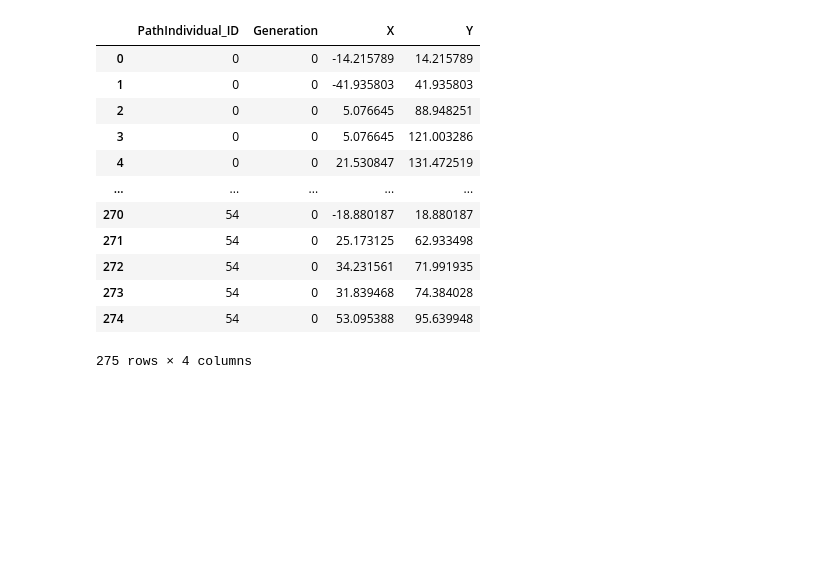
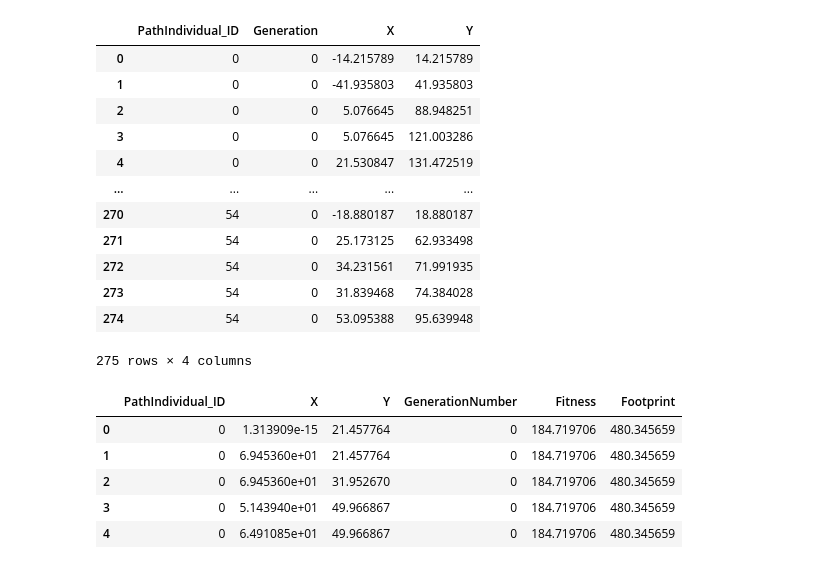
Before and after one commit to jcunniff23/DuctDesigner, a Jupyter notebook: GenDesign/assets/visualize.ipynb, the cells around one changed output. Saved outputs shown, nothing was run; the diff lists cells and outputs as text; code cells hidden in the pictures; blank space fills up the shorter version.

Commit message:
setting up multi objective fitness

```diff
--- a/GenDesign/assets/visualize.ipynb
+++ b/GenDesign/assets/visualize.ipynb
@@ -81,7 +81,7 @@ start_point = (0, 0)  # Example: (X, Y)
 end_point = (100, 100)  # Example: (X, Y)
 
 # Load the CSV file
-df = pd.read_csv("GenerticEvolution_20250208-1.csv")
+df = pd.read_csv("GeneticEvolution_20250208-0.csv")
 
 # Parse the JSON string in the 'Waypoints' column
 df["Waypoints"] = df["Waypoints"].apply(json.loads)
@@ -161,3 +161,38 @@ fig.update_layout(
 
 # Show the plot
 fig.show()
+# %%
+import pandas as pd
+import json
+import plotly.graph_objects as go
+
+start_point = (0, 0)
+end_point = (100, 100)
+
+df = pd.read_csv("GeneticEvolution_20250209-0.csv")
+
+# Parse the JSON string in the 'Waypoints' column
+df["Waypoints"] = df["Waypoints"].apply(json.loads)
+
+# Extract Waypoints into a separate DataFrame
+waypoints_data = []
+for index, row in df.iterrows():
+    for waypoint in row["Waypoints"]:
+        waypoints_data.append({
+            "PathIndividual_ID": index,
+            "X": waypoint["Position"]["X"],
+            "Y": waypoint["Position"]["Y"],
+            "GenerationNumber": row["Generation"],
+            "Fitness": row["Fitness"],
+            "Footprint": row["Footprint"]
+        })
+
+waypoints_df = pd.DataFrame(waypoints_data)
+waypoints_df.head()
+# %% [output]
+|  | PathIndividual_ID | X | Y | GenerationNumber | Fitness | Footprint |
+| 0 | 0 | 1.313909e-15 | 21.457764 | 0 | 184.719706 | 480.345659 |
+| 1 | 0 | 6.945360e+01 | 21.457764 | 0 | 184.719706 | 480.345659 |
+| 2 | 0 | 6.945360e+01 | 31.952670 | 0 | 184.719706 | 480.345659 |
+| 3 | 0 | 5.143940e+01 | 49.966867 | 0 | 184.719706 | 480.345659 |
+| 4 | 0 | 6.491085e+01 | 49.966867 | 0 | 184.719706 | 480.345659 |
```
Also changed, not shown: parts of 2 cells of this notebook, 8 other files.
